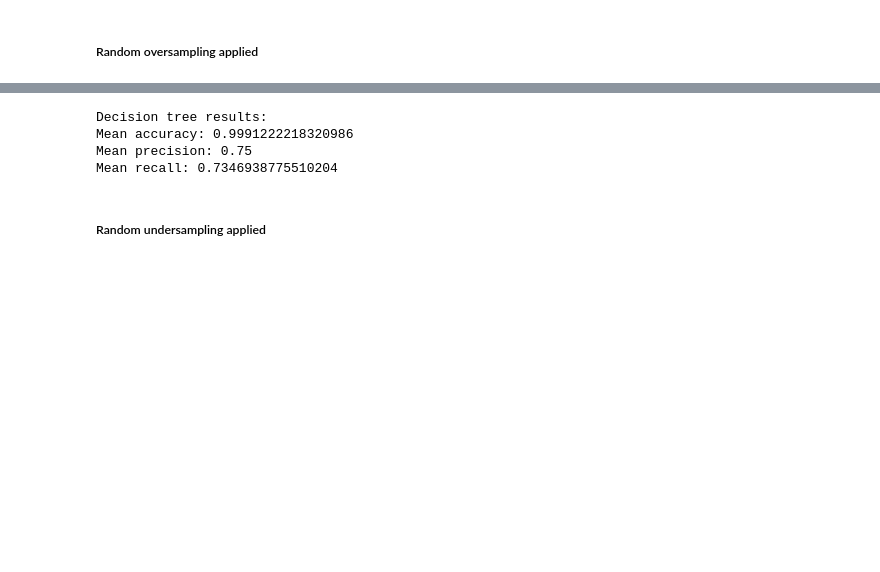
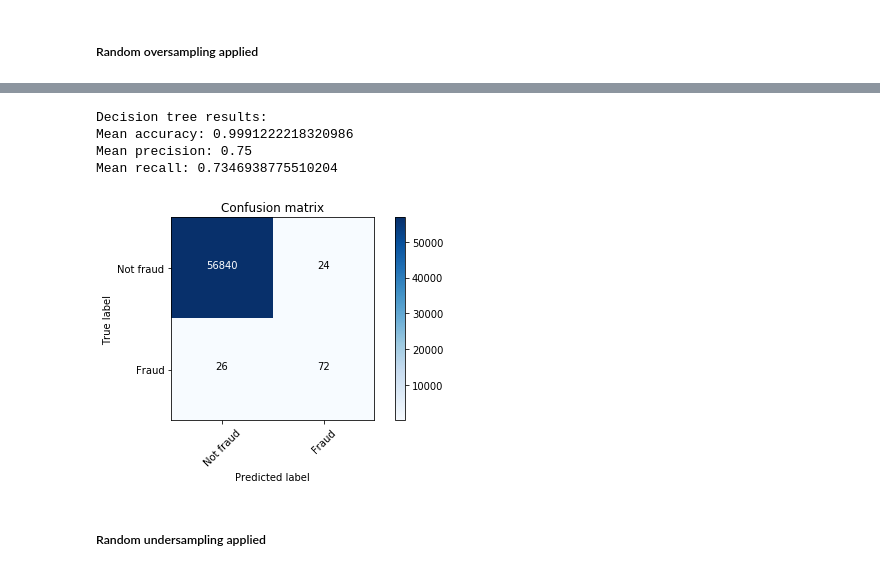
Before and after one commit to mikaelsouza/fraud-detection, a Jupyter notebook: notebooks/exploratory/kaggle/1-undersampling-oversampling.ipynb, the cells around one changed output, grey strips where cells are left out. Cells and saved outputs as stored; diff of their text form; code cells hidden in the pictures; blank space fills up the shorter version.

```diff
--- a/notebooks/exploratory/kaggle/1-undersampling-oversampling.ipynb
+++ b/notebooks/exploratory/kaggle/1-undersampling-oversampling.ipynb
@@ -98,11 +130,12 @@ Mean recall: 0.8775510204081632
 # %%
 print("Decision tree results:")
-decision_tree_scores['oversampled'] = classify(X_oversampled, X_test, y_oversampled, y_test, classifier=DecisionTreeClassifier)
+decision_tree_scores['oversampled'] = classify(X_oversampled, X_test, y_oversampled, y_test, classifier=DecisionTreeClassifier, normalized=False)
 # %% [output]
 Decision tree results:
 Mean accuracy: 0.9991222218320986
 Mean precision: 0.75
 Mean recall: 0.7346938775510204
+[figure, added]
 # %% [markdown]
 ##### Random undersampling applied
 # %%
```
Also changed, not shown: parts of 10 cells of this notebook.
